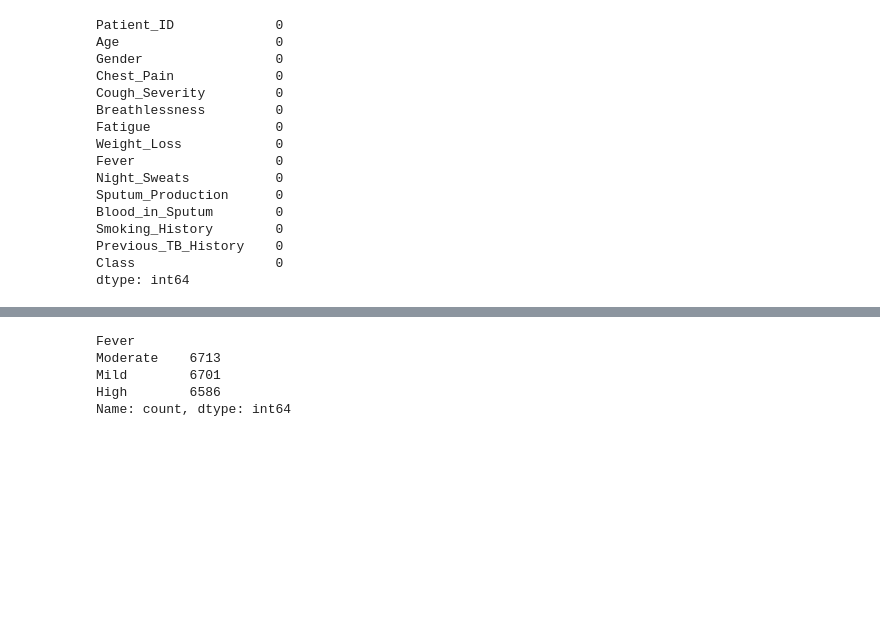
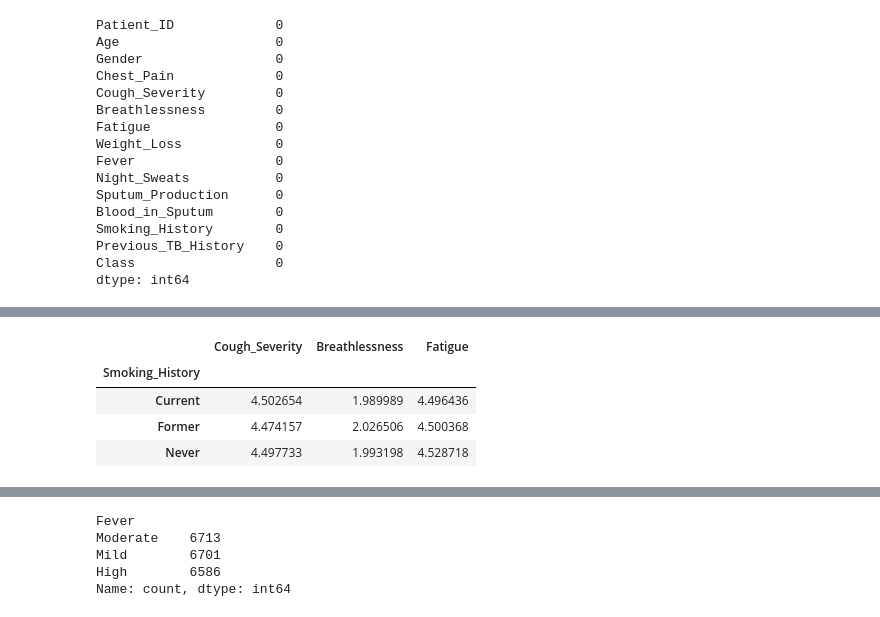
Before and after one commit to SyM97/Tuberculosis_proyect, a Jupyter notebook: notebook/tuberculosis.ipynb, the cells around one changed output, grey strips where cells are left out. Saved outputs shown, nothing was run; the diff lists cells and outputs as text; code cells hidden in the pictures; blank space fills up the shorter version.

```diff
--- a/notebook/tuberculosis.ipynb
+++ b/notebook/tuberculosis.ipynb
@@ -93,0 +130,9 @@ dtype: int64
+# %%
+# Promedios de síntomas según tabaquismo
+df.groupby("Smoking_History")[["Cough_Severity", "Breathlessness", "Fatigue"]].mean()
+# %% [output]
+|  | Cough_Severity | Breathlessness | Fatigue |
+| Smoking_History |  |  |  |
+| Current | 4.502654 | 1.989989 | 4.496436 |
+| Former | 4.474157 | 2.026506 | 4.500368 |
+| Never | 4.497733 | 1.993198 | 4.528718 |
```
Also changed, not shown: parts of 9 cells of this notebook.
